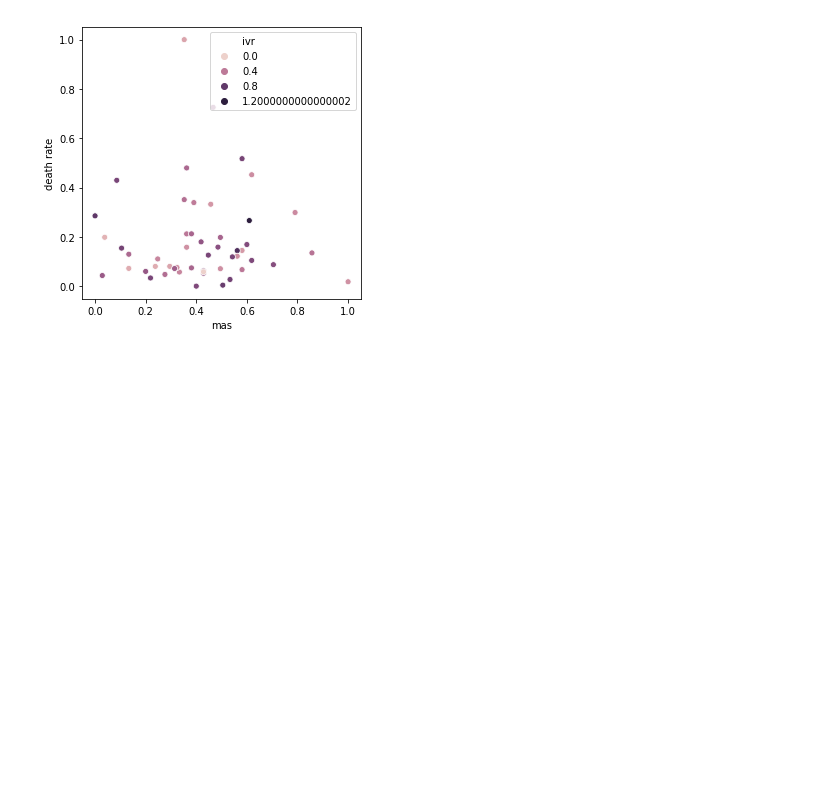
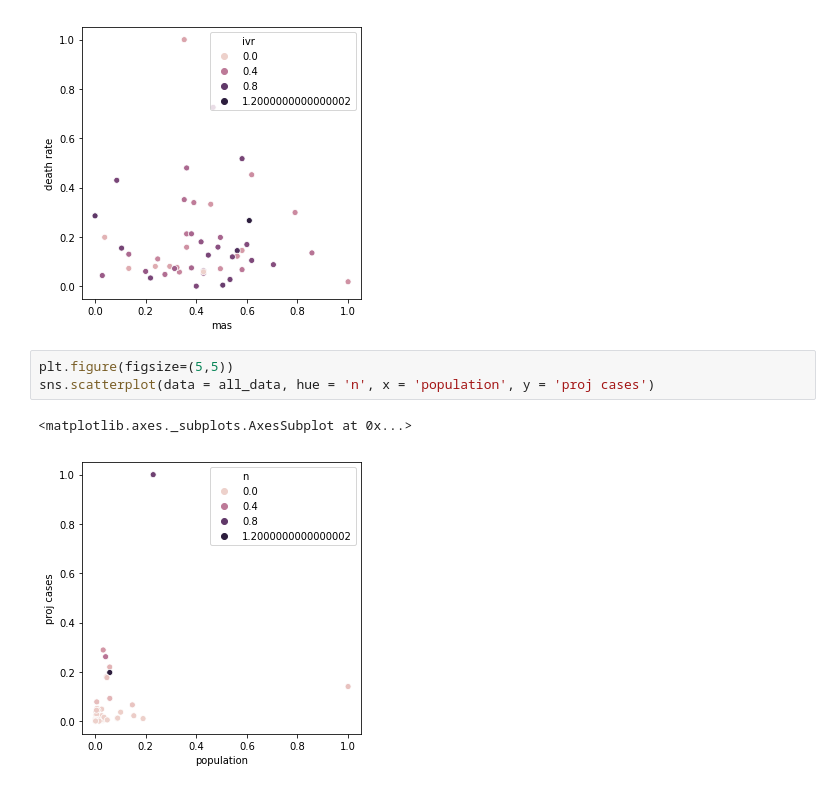
Before and after one commit to rorycochrane/COVID19HofstedeCulturalDimensions, a Jupyter notebook: 3_Data_Analysis.ipynb, the cells around one changed output. Drawn from its saved outputs; the diff is of its cells as text; blank space fills up the shorter version.

Commit message:
add more graphs

```diff
--- a/3_Data_Analysis.ipynb
+++ b/3_Data_Analysis.ipynb
@@ -66,3 +66,9 @@ sns.scatterplot(data = all_data, hue = 'ivr', x = 'mas', y = 'death rate')
 # %% [output]
 <matplotlib.axes._subplots.AxesSubplot at 0x...>
 [figure]
+# %%
+plt.figure(figsize=(5,5))
+sns.scatterplot(data = all_data, hue = 'n', x = 'population', y = 'proj cases')
+# %% [output]
+<matplotlib.axes._subplots.AxesSubplot at 0x...>
+[figure, added]
```
